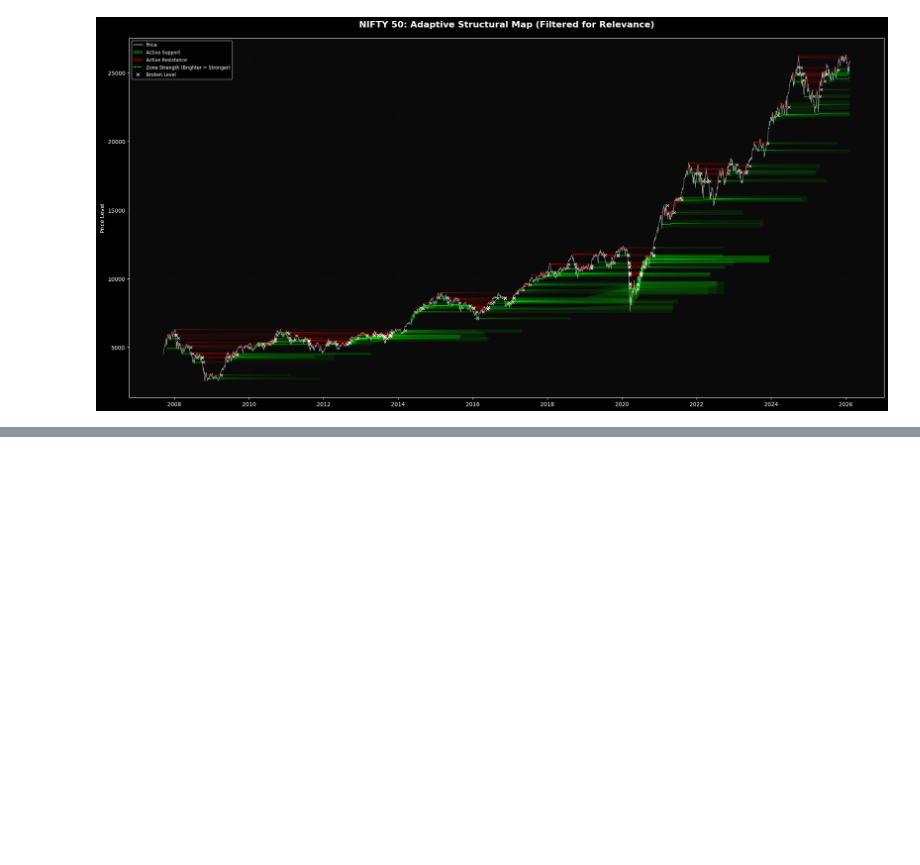
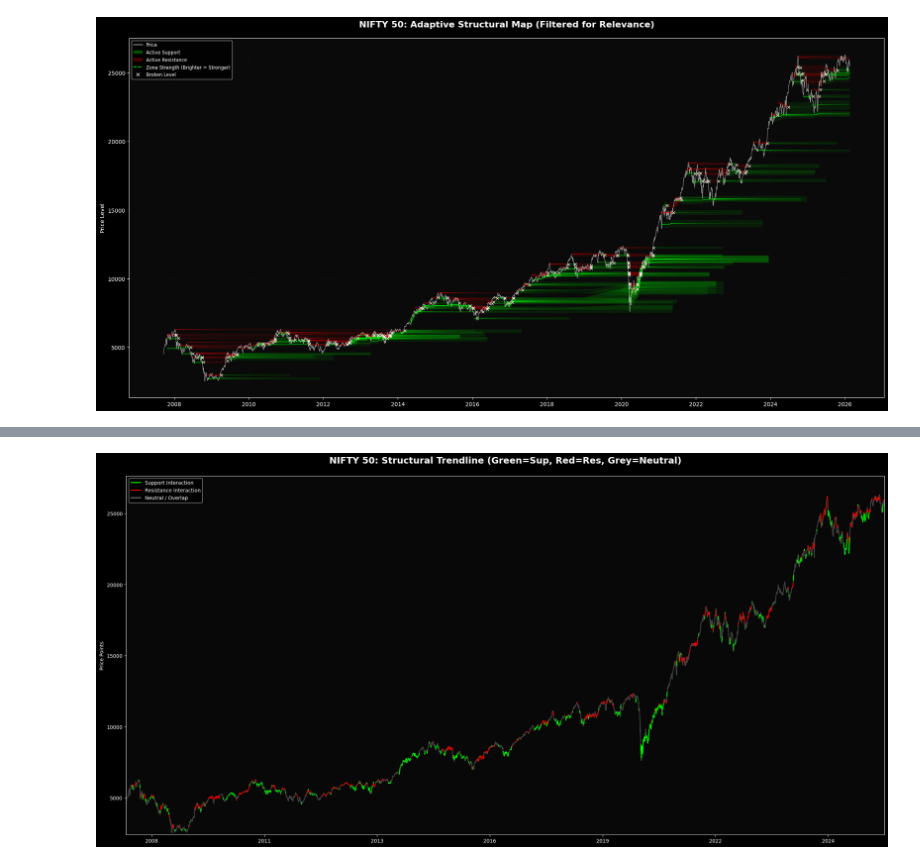
Before and after one commit to dhruvv-t/support-resistance-using-svm, a Jupyter notebook: svm_sup_res.ipynb, the cells around one changed output, grey strips where cells are left out. Saved outputs shown, nothing was run; the diff lists cells and outputs as text; code cells hidden in the pictures; blank space fills up the shorter version.

```diff
--- a/svm_sup_res.ipynb
+++ b/svm_sup_res.ipynb
@@ -135,9 +135,9 @@ resistance_candidates = resistance_candidates.merge(
     how='left'
 )
 
-# Removing early period NaNs
-support_candidates.dropna(subset=['atr'], inplace=True)
-resistance_candidates.dropna(subset=['atr'], inplace=True)
+# # Removing early period NaNs
+# support_candidates.dropna(subset=['atr'], inplace=True)
+# resistance_candidates.dropna(subset=['atr'], inplace=True)
 # %%
 assert support_candidates['atr'].gt(0).all()
 assert resistance_candidates['atr'].gt(0).all()
@@ -496,0 +624,66 @@ Plotting 107 Resistance zones (Hidden 0 ghosts).
+# %%
+import numpy as np
+import matplotlib.pyplot as plt
+import matplotlib.dates as mdates
+from matplotlib.collections import LineCollection
+from matplotlib.lines import Line2D
+
+# 1. Map Colors to Segments based on your Binary Columns
+# Logic: Support only = Green, Resistance only = Red, Both OR Neither = Grey
+point_colors = []
+for i in range(len(data)):
+    s = data.at[i, 'is_support']
+    r = data.at[i, 'is_resistance']
+
+    if s == 1 and r == 1:
+        point_colors.append('#444444') # Conflict -> Neutral
+    elif s == 1:
+        point_colors.append('#00ff00') # Support -> Green
+    elif r == 1:
+        point_colors.append('#ff0000') # Resistance -> Red
+    else:
+        point_colors.append('#444444') # Neutral -> Grey
+
+# 2. Setup the Visualization
+plt.style.use('dark_background')
+fig, ax = plt.subplots(figsize=(22, 11), facecolor='black')
+ax.set_facecolor('#080808')
+
+# 3. Prepare Coordinates
+x = mdates.date2num(data['date'])
+y = data['close'].values
+points = np.array([x, y]).T.reshape(-1, 1, 2)
+segments = np.concatenate([points[:-1], points[1:]], axis=1)
+
+# We use the color of point 'i' to color the segment starting from it
+seg_colors = point_colors[:-1]
+
+# 4. Create and Add the Collection
+lc = LineCollection(segments, colors=seg_colors, linewidth=2, alpha=0.9, zorder=2)
+ax.add_collection(lc)
+
+# --- THE FIX: MANUAL CAMERA ALIGNMENT ---
+# Without these, the chart will be empty because it defaults to year 1970
+ax.set_xlim(x.min(), x.max())
+ax.set_ylim(y.min() * 0.95, y.max() * 1.05)
+# ----------------------------------------
+
+# 5. Final Formatting
+ax.set_title("NIFTY 50: Structural Trendline (Green=Sup, Red=Res, Grey=Neutral)",
+             color='white', fontsize=18, fontweight='bold', pad=25)
+ax.xaxis.set_major_formatter(mdates.DateFormatter('%Y'))
+ax.grid(True, color='#222222', linestyle='--', alpha=0.3)
+ax.set_ylabel("Price Points", color='white')
+
+# Legend
+legend_elements = [
+    Line2D([0], [0], color='#00ff00', lw=2, label='Support Interaction'),
+    Line2D([0], [0], color='#ff0000', lw=2, label='Resistance Interaction'),
+    Line2D([0], [0], color="#7D7D7D", lw=2, label='Neutral / Overlap')
+]
+ax.legend(handles=legend_elements, loc='upper left', facecolor='black', framealpha=0.8)
+
+plt.tight_layout()
+plt.show()
+# %% [output]
+[figure, added]
```
Also changed, not shown: parts of 57 cells of this notebook.
